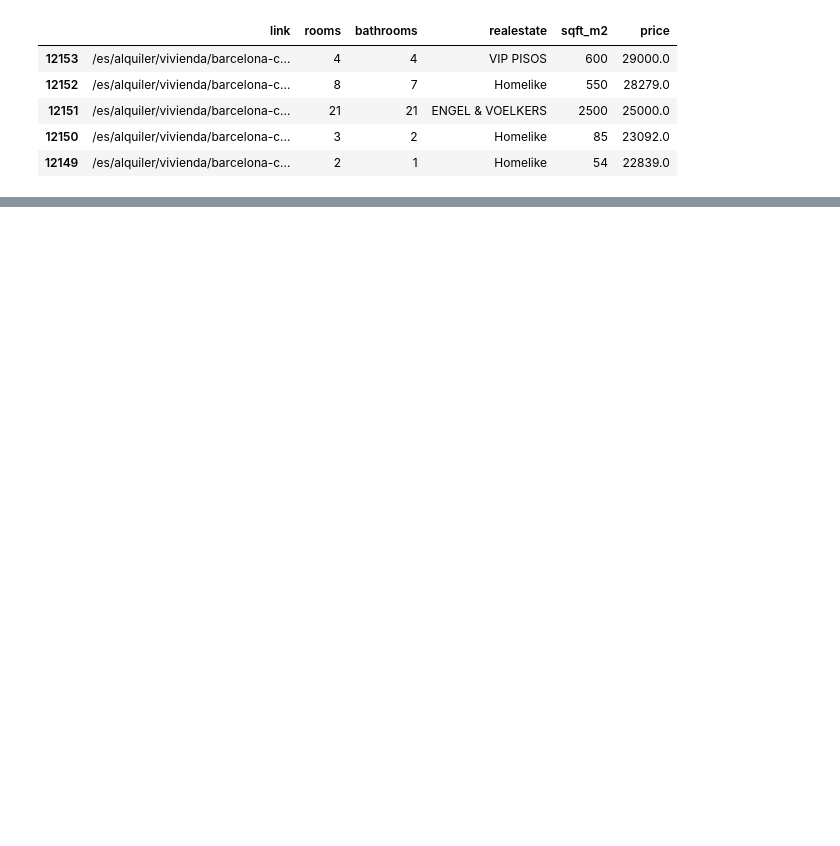
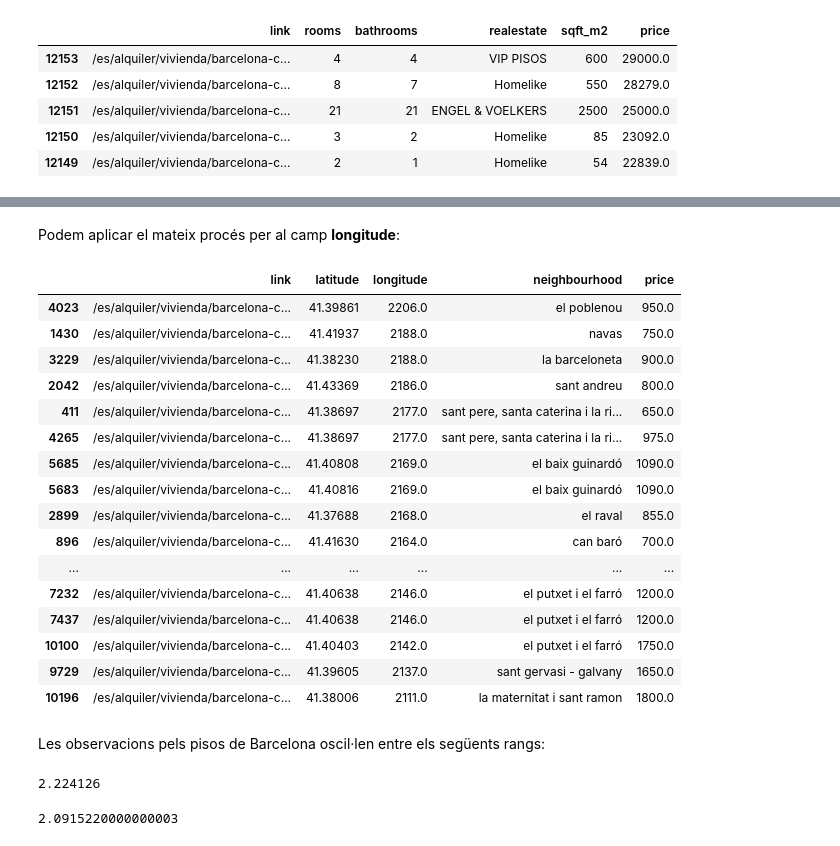
Before and after one commit to xordi/TPCD_Practica2, a Jupyter notebook: src/notebook.ipynb, the cells around one changed output, grey strips where cells are left out. Cells and saved outputs as stored; diff of their text form; code cells hidden in the pictures; blank space fills up the shorter version.

```diff
--- a/src/notebook.ipynb
+++ b/src/notebook.ipynb
@@ -231,0 +263,3 @@ D'altra banda, sí que hem d'examinar la variable latitude i longitude, hi veiem
+# %%
+apartments.loc[apartments['latitude'] > 41370, 'latitude'] = apartments['latitude']/1000
+apartments.sort_values('latitude', ascending=False).head(10)[['link', 'latitude', 'longitude', 'neighbourhood', 'price']]
@@ -231,0 +278,32 @@ D'altra banda, sí que hem d'examinar la variable latitude i longitude, hi veiem
+# %% [markdown]
+Podem aplicar el mateix procés per al camp __longitude__:
+# %%
+apartments[(apartments['longitude'] > 180) | (apartments['longitude'] < -180)].sort_values('longitude', ascending=False).head(100)[['link', 'latitude', 'longitude', 'neighbourhood', 'price']]
+# %% [output]
+|  | link | latitude | longitude | neighbourhood | price |
+| 4023 | /es/alquiler/vivienda/barcelona-c... | 41.39861 | 2206.0 | el poblenou | 950.0 |
+| 1430 | /es/alquiler/vivienda/barcelona-c... | 41.41937 | 2188.0 | navas | 750.0 |
+| 3229 | /es/alquiler/vivienda/barcelona-c... | 41.38230 | 2188.0 | la barceloneta | 900.0 |
+| 2042 | /es/alquiler/vivienda/barcelona-c... | 41.43369 | 2186.0 | sant andreu | 800.0 |
+| 411 | /es/alquiler/vivienda/barcelona-c... | 41.38697 | 2177.0 | sant pere, santa caterina i la ri... | 650.0 |
+| 4265 | /es/alquiler/vivienda/barcelona-c... | 41.38697 | 2177.0 | sant pere, santa caterina i la ri... | 975.0 |
+| 5685 | /es/alquiler/vivienda/barcelona-c... | 41.40808 | 2169.0 | el baix guinardó | 1090.0 |
+| 5683 | /es/alquiler/vivienda/barcelona-c... | 41.40816 | 2169.0 | el baix guinardó | 1090.0 |
+| 2899 | /es/alquiler/vivienda/barcelona-c... | 41.37688 | 2168.0 | el raval | 855.0 |
+| 896 | /es/alquiler/vivienda/barcelona-c... | 41.41630 | 2164.0 | can baró | 700.0 |
+| ... | ... | ... | ... | ... | ... |
+| 7232 | /es/alquiler/vivienda/barcelona-c... | 41.40638 | 2146.0 | el putxet i el farró | 1200.0 |
+| 7437 | /es/alquiler/vivienda/barcelona-c... | 41.40638 | 2146.0 | el putxet i el farró | 1200.0 |
+| 10100 | /es/alquiler/vivienda/barcelona-c... | 41.40403 | 2142.0 | el putxet i el farró | 1750.0 |
+| 9729 | /es/alquiler/vivienda/barcelona-c... | 41.39605 | 2137.0 | sant gervasi - galvany | 1650.0 |
+| 10196 | /es/alquiler/vivienda/barcelona-c... | 41.38006 | 2111.0 | la maternitat i sant ramon | 1800.0 |
+# %% [markdown]
+Les observacions pels pisos de Barcelona oscil·len entre els següents rangs:
+# %%
+apartments[(apartments['longitude']) < 180]['longitude'].max()
+# %% [output]
+2.224126
+# %%
+apartments[(apartments['longitude']) < 180]['longitude'].min()
+# %% [output]
+2.0915220000000003
```
Also changed, not shown: parts of 17 cells of this notebook.
